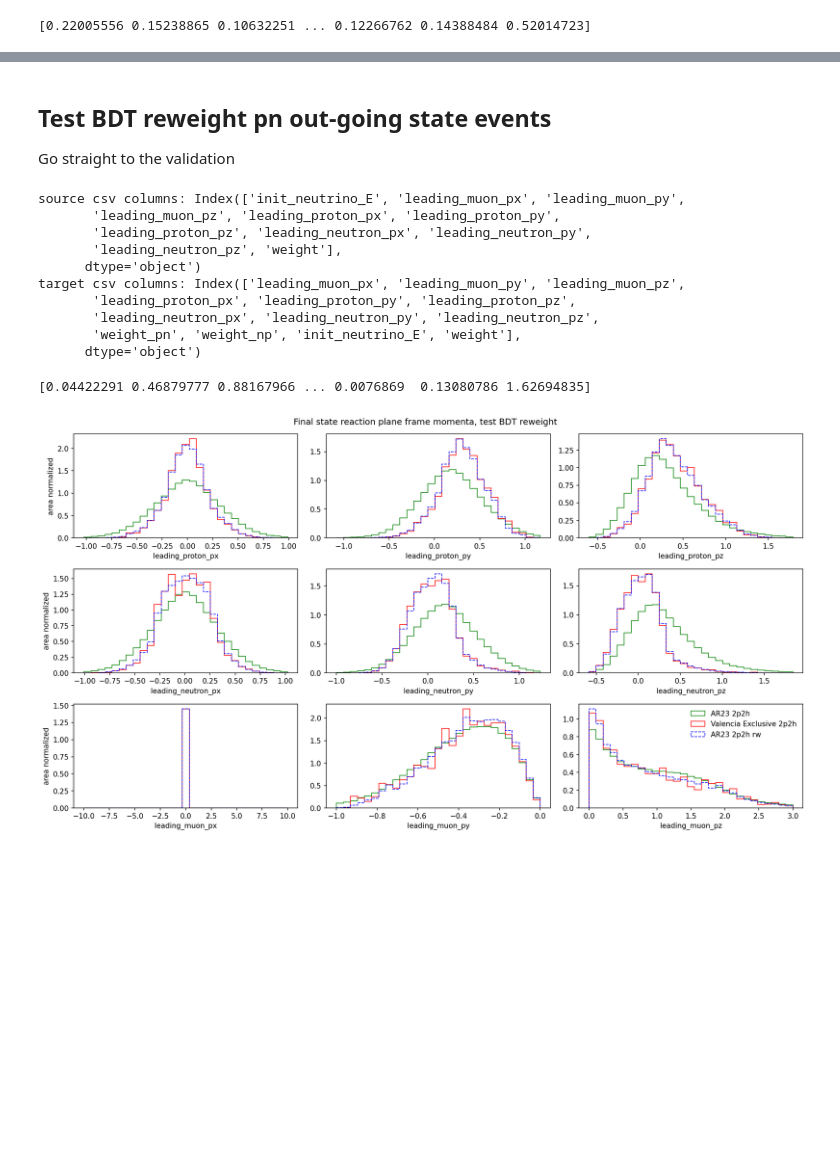
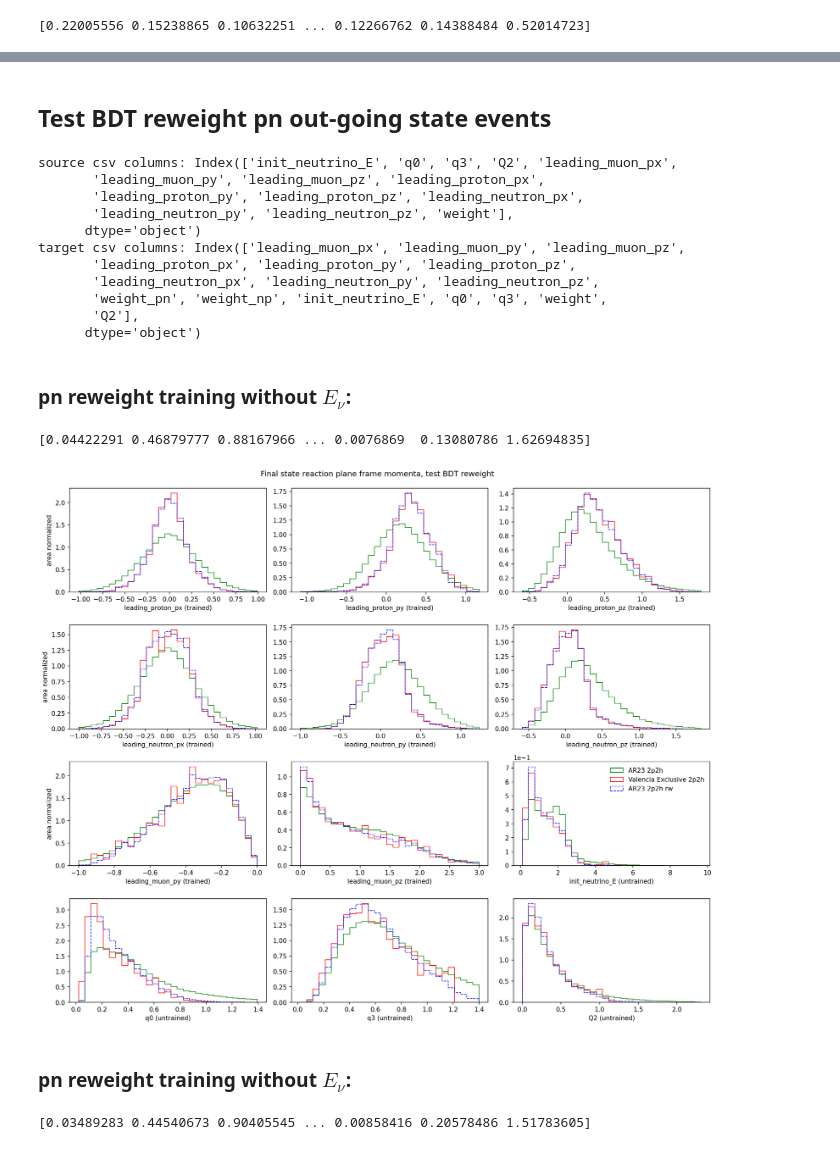
Before and after one commit to zihaolin2000/BDTReweight, a Jupyter notebook: examples/ICARUS_NuMI_C12_2p2h_BDT_test.ipynb, the cells around one changed output, grey strips where cells are left out. Drawn from its saved outputs; the diff is of its cells as text; code cells hidden in the pictures; blank space fills up the shorter version.

```diff
--- a/examples/ICARUS_NuMI_C12_2p2h_BDT_test.ipynb
+++ b/examples/ICARUS_NuMI_C12_2p2h_BDT_test.ipynb
@@ -137,0 +117,16 @@ plt.show()
+# %%
+# reweight variables (the ORDER matters)
+reweight_variables = [
+    'leading_proton_px', 'leading_proton_py', 'leading_proton_pz',
+    'subleading_proton_px', 'subleading_proton_py', 'subleading_proton_pz',
+    'leading_muon_py', 'leading_muon_pz',
+    'init_neutrino_E'
+]
+
+# read reweighter from json
+reweighter = load_json_reweighter('/exp/icarus/data/users/zihaolin/MC_outputs/bdtreweighters_json/ICARUS_NuMI_numu_C12_SuSAv2_to_ValenciaExclusive_2p2h_pp_bdtreweighter_trainWithEnu.json')
+input_features = np.array(df_source[reweight_variables])
+# %%
+# use reweighter to predict weights for source sample
+new_weights = reweighter.predict_weights(input_features)
+print(new_weights)
@@ -138,18 +165,13 @@ plt.show()
 # %% [markdown]
 ## Test BDT reweight pn out-going state events
-Go straight to the validation
 # %%
 # reweight variables (the ORDER matters) and drawing variables
-reweight_variables = [
-    'leading_proton_px', 'leading_proton_py', 'leading_proton_pz',
-    'leading_neutron_px', 'leading_neutron_py', 'leading_neutron_pz',
-    'leading_muon_py', 'leading_muon_pz',
-]
 
 drawing_variables = [
     'leading_proton_px', 'leading_proton_py', 'leading_proton_pz',
     'leading_neutron_px', 'leading_neutron_py', 'leading_neutron_pz',
-    'leading_muon_px','leading_muon_py', 'leading_muon_pz',
+    'leading_muon_py', 'leading_muon_pz',
+    'init_neutrino_E', 'q0', 'q3', 'Q2'
 ]
 # read muon, proton, neutron kinematics from pre-processed csv files
 # these files already in reaction plane frame:
@@ -158,54 +180,79 @@ df_target = pd.read_csv('/exp/icarus/data/users/zihaolin/MC_outputs/bdtreweighte
 print("source csv columns:", df_source.columns)
 print("target csv columns:", df_target.columns)
 # %% [output]
-source csv columns: Index(['init_neutrino_E', 'leading_muon_px', 'leading_muon_py',
-       'leading_muon_pz', 'leading_proton_px', 'leading_proton_py',
-       'leading_proton_pz', 'leading_neutron_px', 'leading_neutron_py',
-       'leading_neutron_pz', 'weight'],
+source csv columns: Index(['init_neutrino_E', 'q0', 'q3', 'Q2', 'leading_muon_px',
+       'leading_muon_py', 'leading_muon_pz', 'leading_proton_px',
+       'leading_proton_py', 'leading_proton_pz', 'leading_neutron_px',
+       'leading_neutron_py', 'leading_neutron_pz', 'weight'],
       dtype='object')
 target csv columns: Index(['leading_muon_px', 'leading_muon_py', 'leading_muon_pz',
        'leading_proton_px', 'leading_proton_py', 'leading_proton_pz',
        'leading_neutron_px', 'leading_neutron_py', 'leading_neutron_pz',
-       'weight_pn', 'weight_np', 'init_neutrino_E', 'weight'],
+       'weight_pn', 'weight_np', 'init_neutrino_E', 'q0', 'q3', 'weight',
+       'Q2'],
       dtype='object')
+# %% [markdown]
+### pn reweight training without $E_\nu$:
 # %%
+reweight_variables = [
+    'leading_proton_px', 'leading_proton_py', 'leading_proton_pz',
+    'leading_neutron_px', 'leading_neutron_py', 'leading_neutron_pz',
+    'leading_muon_py', 'leading_muon_pz',
+    # 'init_neutrino_E'
+]
+
 reweighter = load_json_reweighter('/exp/icarus/data/users/zihaolin/MC_outputs/bdtreweighters_json/ICARUS_NuMI_numu_C12_SuSAv2_to_ValenciaExclusive_2p2h_pn_bdtreweighter.json')
-input_features = np.array([
-    df_source['leading_proton_px'], df_source['leading_proton_py'], df_source['leading_proton_pz'],
-    df_source['leading_neutron_px'], df_source['leading_neutron_py'], df_source['leading_neutron_pz'],
-    df_source['leading_muon_py'], df_source['leading_muon_pz']
-    ]).T
+
+input_features = np.array(df_source[reweight_variables])
 new_weights = reweighter.predict_weights(input_features)
 print(new_weights)
 # %% [output]
 [0.04422291 0.46879777 0.88167966 ... 0.0076869  0.13080786 1.62694835]
 # %%
 # plot reaction plane frame momenta
-fig, axs = plt.subplots(nrows=3, ncols=3,figsize=(15,8), dpi=150)
+fig, axs = plt.subplots(nrows=4, ncols=3,figsize=(15,12), dpi=150)
 for i, ax in enumerate(axs.flat):
 
     var = drawing_variables[i]
     if var == 'leading_muon_px':
         bins = np.linspace(-10, 10, 30)
     elif var == 'leading_muon_py':
         bins = np.linspace(-1, 0, 30)
     elif var == 'leading_muon_pz':
         bins = np.linspace(0, 3, 30)
     else:
         bins = np.linspace(np.min([df_source[var].min(), df_target[var].min()]),np.max([df_source[var].max(), df_target[var].max()]),30)*0.7
 
     ax.hist(df_source[var], weights=np.ones(len(df_source)), color='green', alpha=0.9,histtype='step',bins=bins, label='AR23 2p2h', density=True)
     ax.hist(df_target[var], weights=df_target['weight'],     color='red', alpha=0.9,histtype='step',bins=bins, label='Valencia Exclusive 2p2h', density=True)
     ax.hist(df_source[var], weights=new_weights,             color='blue', alpha=0.9, histtype='step',bins=bins, label='AR23 2p2h rw', linestyle='--', density=True)
-    ax.set_xlabel(var)
+    ax.set_xlabel(var+' (trained)' if var in reweight_variables else var+' (untrained)')
+
     ax.ticklabel_format(style='sci', axis='y', scilimits=(0,0))
 
     if i in [0, 3, 6]:
         ax.set_ylabel('area normalized')
     if i == 8:
         ax.legend(frameon=False)
 plt.tight_layout()
 plt.suptitle('Final state reaction plane frame momenta, test BDT reweight', y = 1.02)
 plt.show()
 # %% [output]
-[figure, old version]
+[figure, new version]
+# %% [markdown]
+### pn reweight training without $E_\nu$:
+# %%
+reweight_variables = [
+    'leading_proton_px', 'leading_proton_py', 'leading_proton_pz',
+    'leading_neutron_px', 'leading_neutron_py', 'leading_neutron_pz',
+    'leading_muon_py', 'leading_muon_pz',
+    'init_neutrino_E'
+]
+
+reweighter = load_json_reweighter('/exp/icarus/data/users/zihaolin/MC_outputs/bdtreweighters_json/ICARUS_NuMI_numu_C12_SuSAv2_to_ValenciaExclusive_2p2h_pn_bdtreweighter_trainWithEnu.json')
+
+input_features = np.array(df_source[reweight_variables])
+new_weights = reweighter.predict_weights(input_features)
+print(new_weights)
+# %% [output]
+[0.03489283 0.44540673 0.90405545 ... 0.00858416 0.20578486 1.51783605]
```
Also changed, not shown: parts of 11 cells of this notebook, 1 other file.
